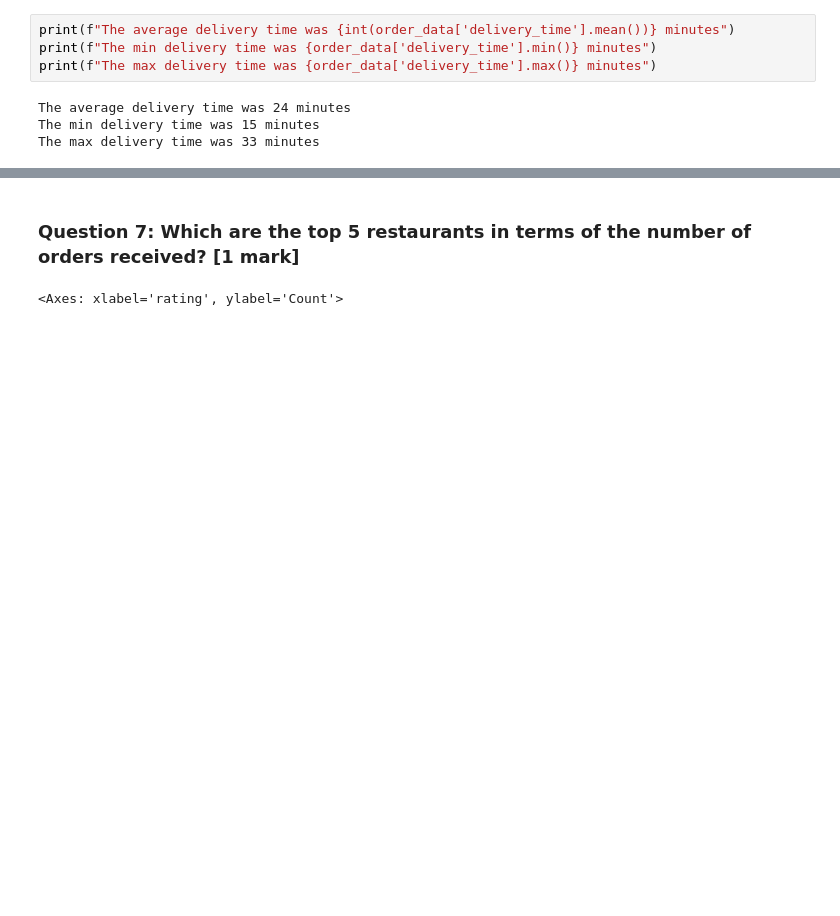
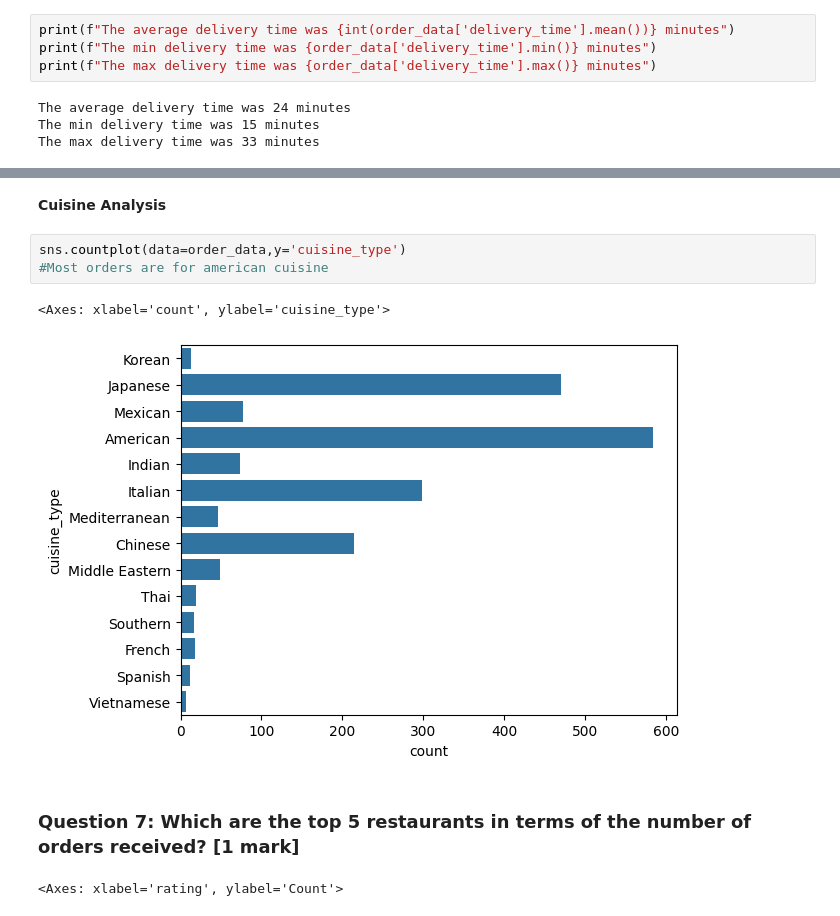
Before and after one commit to samdandy/ai-ml-course-proj-1, a Jupyter notebook: sam_dandy_proj_1.ipynb, the cells around one changed output, grey strips where cells are left out. Cells and saved outputs as stored; diff of their text form; blank space fills up the shorter version.

```diff
--- a/sam_dandy_proj_1.ipynb
+++ b/sam_dandy_proj_1.ipynb
@@ -250,3 +249,11 @@ The max delivery time was 33 minutes
+# %% [markdown]
+**Cuisine Analysis**
+# %%
+sns.countplot(data=order_data,y='cuisine_type')
+#Most orders are for american cuisine
+# %% [output]
+<Axes: xlabel='count', ylabel='cuisine_type'>
+[figure, added]
 # %% [markdown]
 ### **Question 7**: Which are the top 5 restaurants in terms of the number of orders received? [1 mark]
 # %%
```
Also changed, not shown: parts of 3 cells of this notebook.
